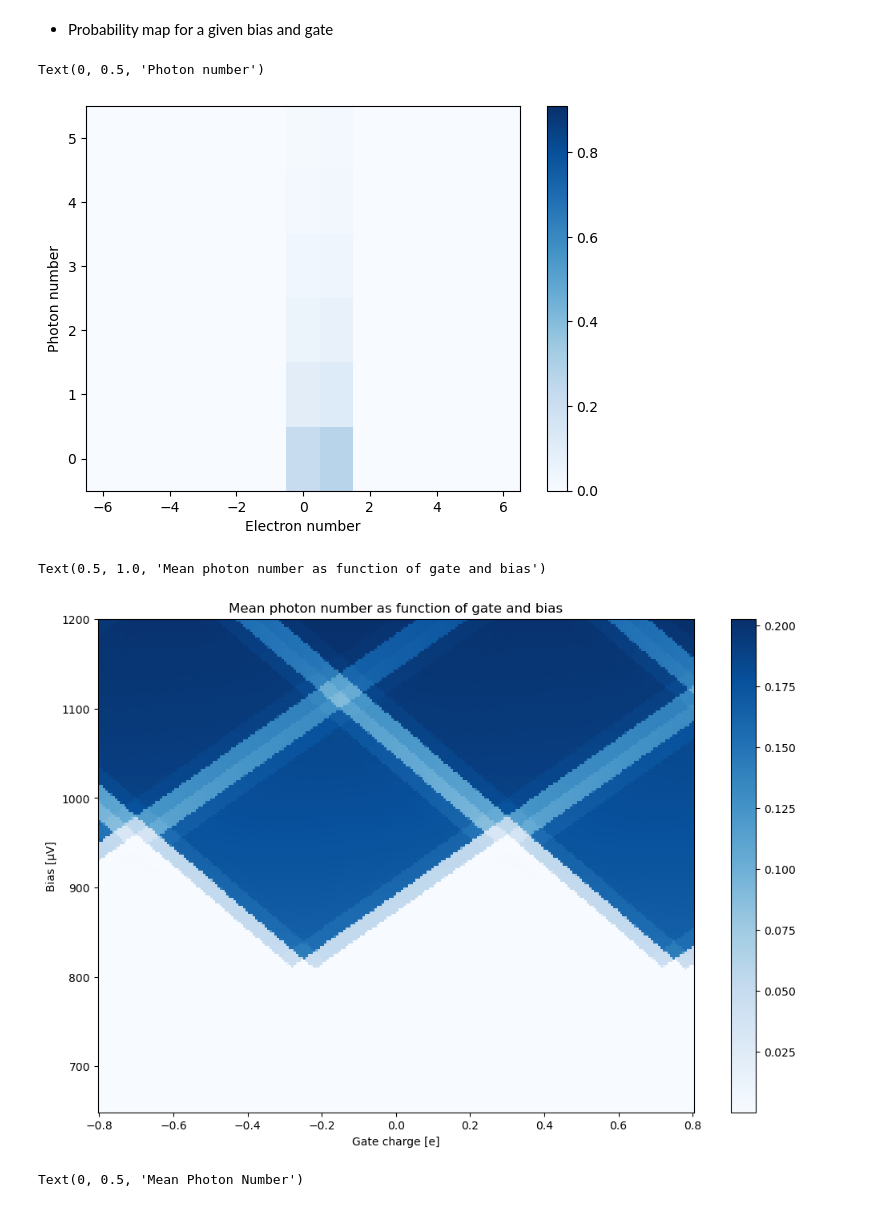
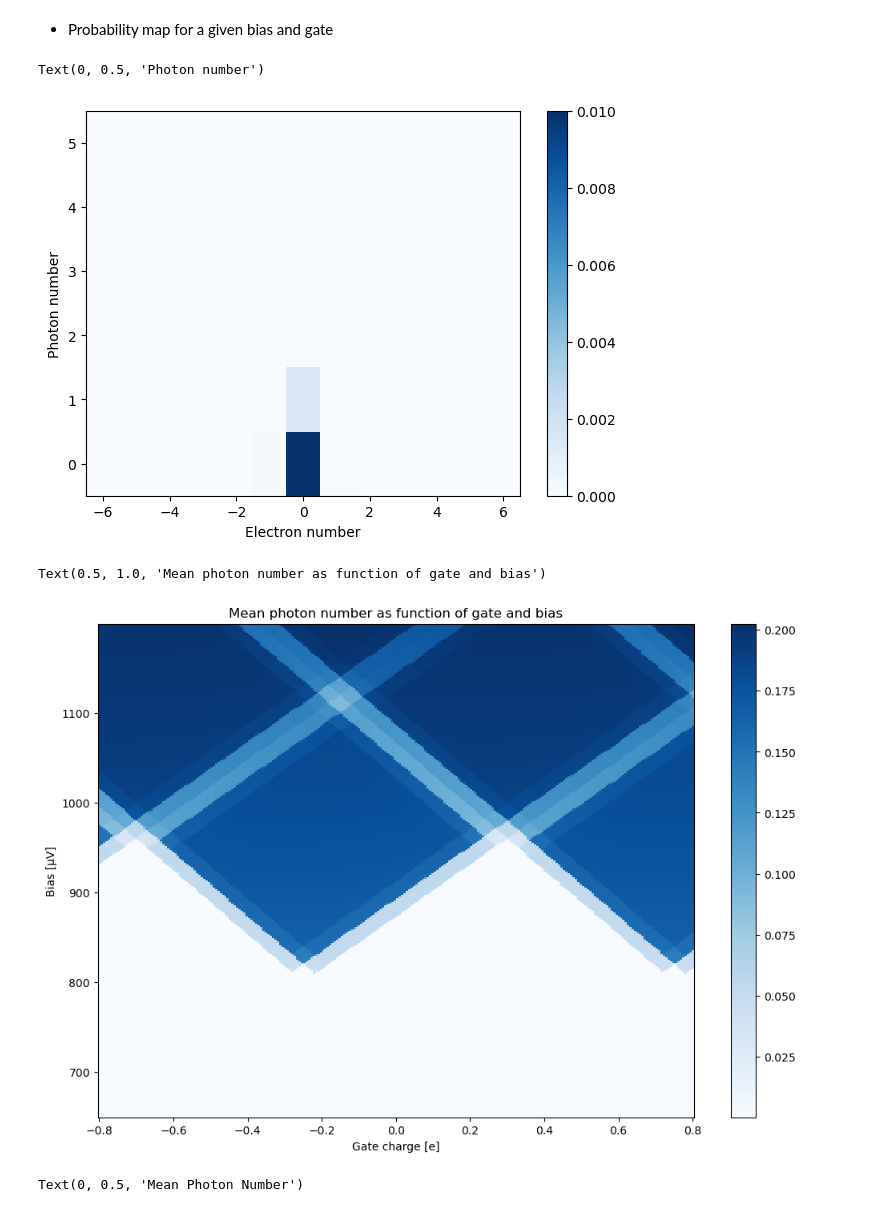
Before and after one commit to OgisT/RateEquations, a Jupyter notebook: RateEqs.ipynb, the cells around one changed output. Cells and saved outputs as stored; diff of their text form; code cells hidden in the pictures.

```diff
--- a/RateEqs.ipynb
+++ b/RateEqs.ipynb
@@ -1297,7 +1296,7 @@ def Gmatfixedresoptnondiag(nph1, nph2, ne, ne2, nphotontrunc):
     if ne == ne2:
         if nph2 == nph1 - 1:
             return nph1* phlossrate
-        if nph2 == nph - 2:
+        if nph2 == nph1 - 2:
             return nph1 * phlossrate ** (1/2)
         #if nph2 == nph - 3:
             #return nph1 * phlossrate / 3
@@ -1312,7 +1311,7 @@ def Gmatfixedresoptnondiag(nph1, nph2, ne, ne2, nphotontrunc):
 # %% [markdown]
 ### Creating a fixed photon number subspaces
 # %%
-v = arange(650,1200,2, float)
+#v = arange(650,1200,2, float)
 ntrunc = 5
 eltrunc = 6
 phstates = arange(ntrunc+1)
@@ -1321,7 +1320,8 @@ elstates = arange(-eltrunc, eltrunc + 1)
 Σ = zeros((len(elstates)*len(phstates),len(elstates)*len(phstates)))
 Σ[0] = ones(len(elstates)*len(phstates))
 svec = zeros(len(elstates)*len(phstates))
-ϵ = 1e-3
+v = [800.5]
+ϵ = 1e0
 svec[0] = ϵ
 f = 4.811e9
 κ1 = 0.55
@@ -1428,15 +1402,15 @@ ylim(0,1.04)
 # %% [markdown]
 - Probability map for a given bias and gate
 # %%
-gind = argmin(abs(nglist - 1.5))
-vbind = argmin(abs(v - 990))
-pcolormesh(elstates, phstates, pnmmap[gind,vbind,:,:], vmax = 0.91, cmap = 'Blues')
+gind = argmin(abs(nglist - 0))
+vbind = argmin(abs(v - 790))
+pcolormesh(elstates, phstates, pnmmap[gind,vbind,:,:], vmax = 0.01, cmap = 'Blues')
 colorbar()
 xlabel('Electron number')
 ylabel('Photon number')
 # %% [output]
 Text(0, 0.5, 'Photon number')
-[figure, old version]
+[figure, new version]
 # %%
 figure(figsize = (12, 8))
 pcolormesh(nglist, v, gf(meanphmap.T, (0.02,0.02)), cmap = 'Blues')
@@ -1446,7 +1420,7 @@ xlabel('Gate charge [e]')
 title('Mean photon number as function of gate and bias')
 # %% [output]
 Text(0.5, 1.0, 'Mean photon number as function of gate and bias')
-[figure, old version]
+[figure, new version]
 # %%
 ngind = argmin(abs(nglist + 0.15))
 plot(v, meanphmap[ngind,:])
```
Also changed, not shown: parts of 48 cells of this notebook.
